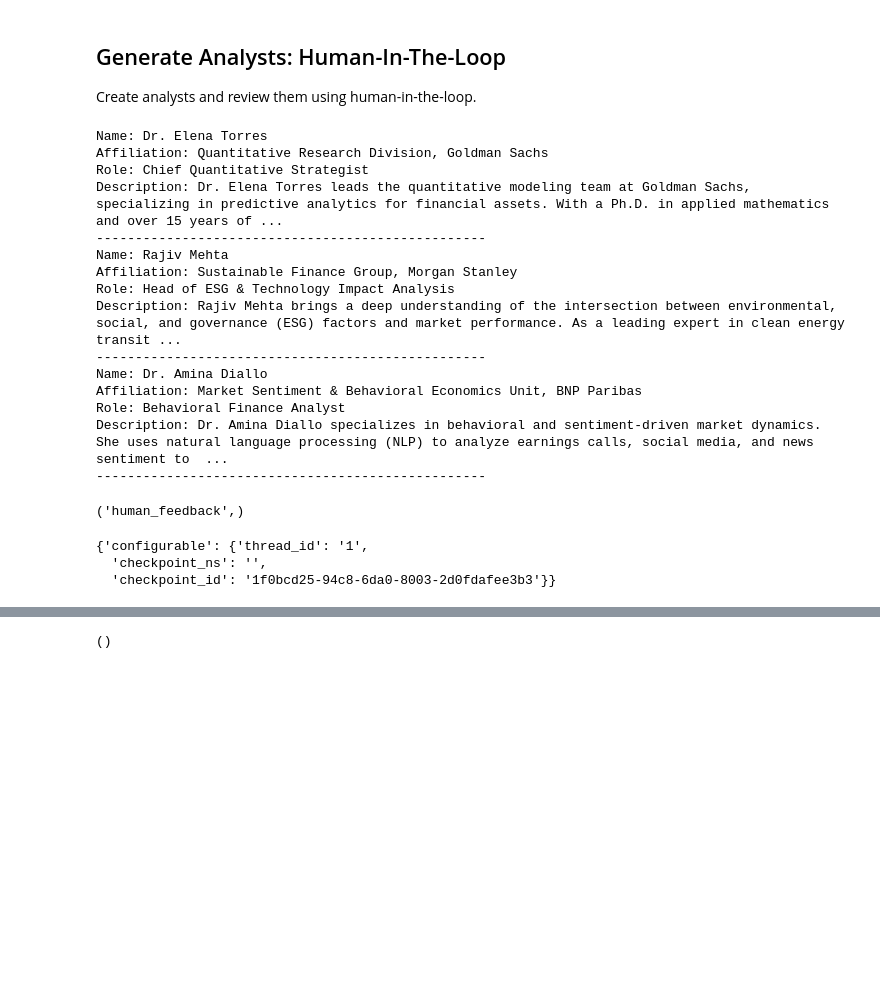
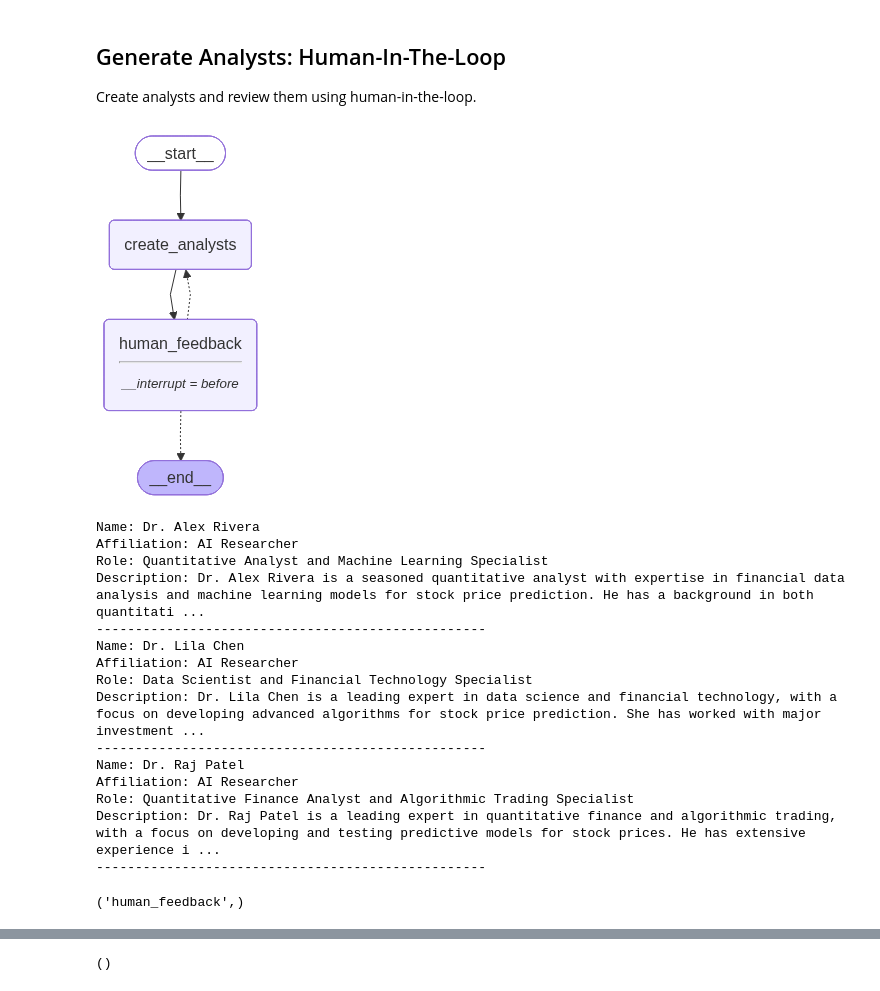
Before and after one commit to marcos-sb/langchain-academy, a Jupyter notebook: module-4/research-assistant.ipynb, the cells around one changed output, grey strips where cells are left out. Saved outputs shown, nothing was run; the diff lists cells and outputs as text; code cells hidden in the pictures; blank space fills up the shorter version.

Commit message:
update module-4 research assistant

```diff
--- a/module-4/research-assistant.ipynb
+++ b/module-4/research-assistant.ipynb
@@ -58,7 +58,7 @@ def _set_env(var: str):
 # %%
 from langchain_openai import ChatOpenAI
 llm = ChatOpenAI(
-    model="qwen/qwen3-4b-2507",
+    model="qwen/qwen3-1.7b",
     base_url="http://localhost:1234/v1",
     api_key="nothing",
     temperature=0,
@@ -149,38 +149,40 @@ def create_analysts(state: GenerateAnalystsState):
     return {"analysts": analysts.analysts}
 
 def human_feedback(state: GenerateAnalystsState):
     """ No-op node that should be interrupted on """
     pass
 
 def should_continue(state: GenerateAnalystsState):
     """ Return the next node to execute """
 
     # Check if human feedback
     human_analyst_feedback=state.get('human_analyst_feedback', None)
     if human_analyst_feedback:
         return "create_analysts"
 
     # Otherwise end
     return END
 
 # Add nodes and edges
 builder = StateGraph(GenerateAnalystsState)
 builder.add_node("create_analysts", create_analysts)
 builder.add_node("human_feedback", human_feedback)
 builder.add_edge(START, "create_analysts")
 builder.add_edge("create_analysts", "human_feedback")
 builder.add_conditional_edges("human_feedback", should_continue, ["create_analysts", END])
 
 # Compile
 memory = MemorySaver()
 graph = builder.compile(interrupt_before=['human_feedback'], checkpointer=memory)
 
 # View
-# display(Image(graph.get_graph(xray=1).draw_mermaid_png()))
+display(Image(graph.get_graph(xray=1).draw_mermaid_png()))
+# %% [output]
+[figure, added]
 # %%
 # Input
 max_analysts = 3
-topic = "Prediction of Tesla stock price in one year"
+topic = "Price prediction of Tesla stock one year from now"
 thread = {"configurable": {"thread_id": "1"}}
 
 # Run the graph until the first interruption
@@ -195,20 +197,20 @@ for event in graph.stream({"topic":topic,"max_analysts":max_analysts,}, thread,
             print(f"Description: {analyst.description}")
             print("-" * 50)
 # %% [output]
-Name: Dr. Elena Torres
-Affiliation: Quantitative Research Division, Goldman Sachs
-Role: Chief Quantitative Strategist
-Description: Dr. Elena Torres leads the quantitative modeling team at Goldman Sachs, specializing in predictive analytics for financial assets. With a Ph.D. in applied mathematics and over 15 years of ...
+Name: Dr. Alex Rivera
+Affiliation: AI Researcher
+Role: Quantitative Analyst and Machine Learning Specialist
+Description: Dr. Alex Rivera is a seasoned quantitative analyst with expertise in financial data analysis and machine learning models for stock price prediction. He has a background in both quantitati ...
 --------------------------------------------------
-Name: Rajiv Mehta
-Affiliation: Sustainable Finance Group, Morgan Stanley
-Role: Head of ESG & Technology Impact Analysis
-Description: Rajiv Mehta brings a deep understanding of the intersection between environmental, social, and governance (ESG) factors and market performance. As a leading expert in clean energy transit ...
+Name: Dr. Lila Chen
+Affiliation: AI Researcher
+Role: Data Scientist and Financial Technology Specialist
+Description: Dr. Lila Chen is a leading expert in data science and financial technology, with a focus on developing advanced algorithms for stock price prediction. She has worked with major investment ...
 --------------------------------------------------
-Name: Dr. Amina Diallo
-Affiliation: Market Sentiment & Behavioral Economics Unit, BNP Paribas
-Role: Behavioral Finance Analyst
-Description: Dr. Amina Diallo specializes in behavioral and sentiment-driven market dynamics. She uses natural language processing (NLP) to analyze earnings calls, social media, and news sentiment to  ...
+Name: Dr. Raj Patel
+Affiliation: AI Researcher
+Role: Quantitative Finance Analyst and Algorithmic Trading Specialist
+Description: Dr. Raj Patel is a leading expert in quantitative finance and algorithmic trading, with a focus on developing and testing predictive models for stock prices. He has extensive experience i ...
 --------------------------------------------------
 # %%
 # Get state and look at next node
@@ -220,10 +222,6 @@ state.next
 # We now update the state as if we are the human_feedback node
 graph.update_state(thread, {"human_analyst_feedback":
                             "Add in someone from crypto-finance to have that perspective"}, as_node="human_feedback")
-# %% [output]
-{'configurable': {'thread_id': '1',
-  'checkpoint_ns': '',
-  'checkpoint_id': '1f0bcd25-94c8-6da0-8003-2d0fdafee3b3'}}
 # %%
 # Continue the graph execution
 for event in graph.stream(None, thread, stream_mode="values"):
```
Also changed, not shown: parts of 12 cells of this notebook.
